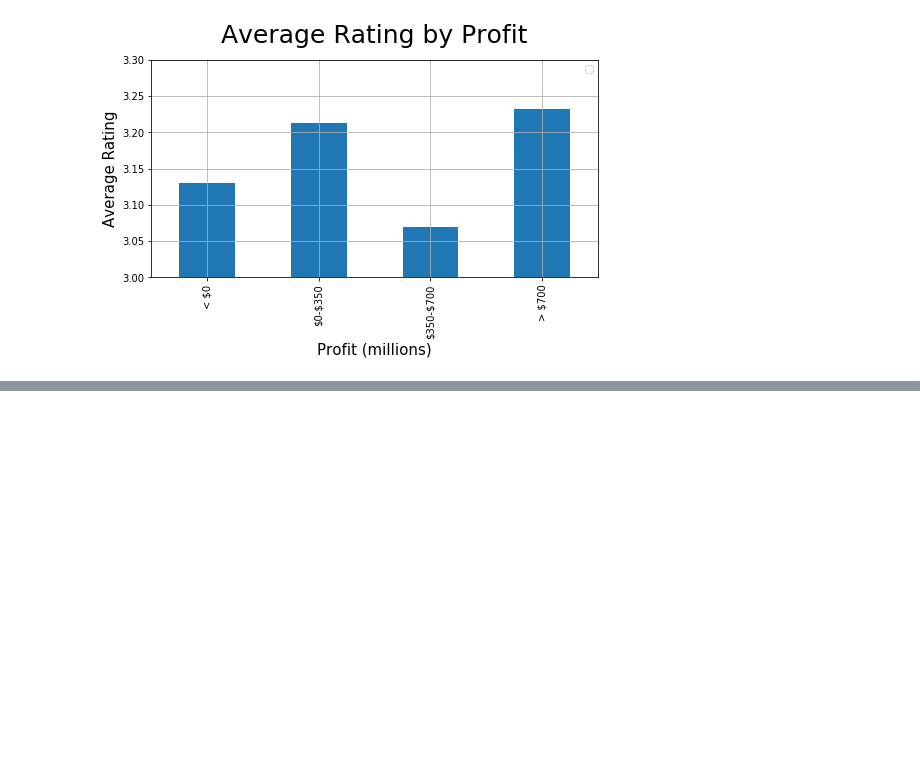
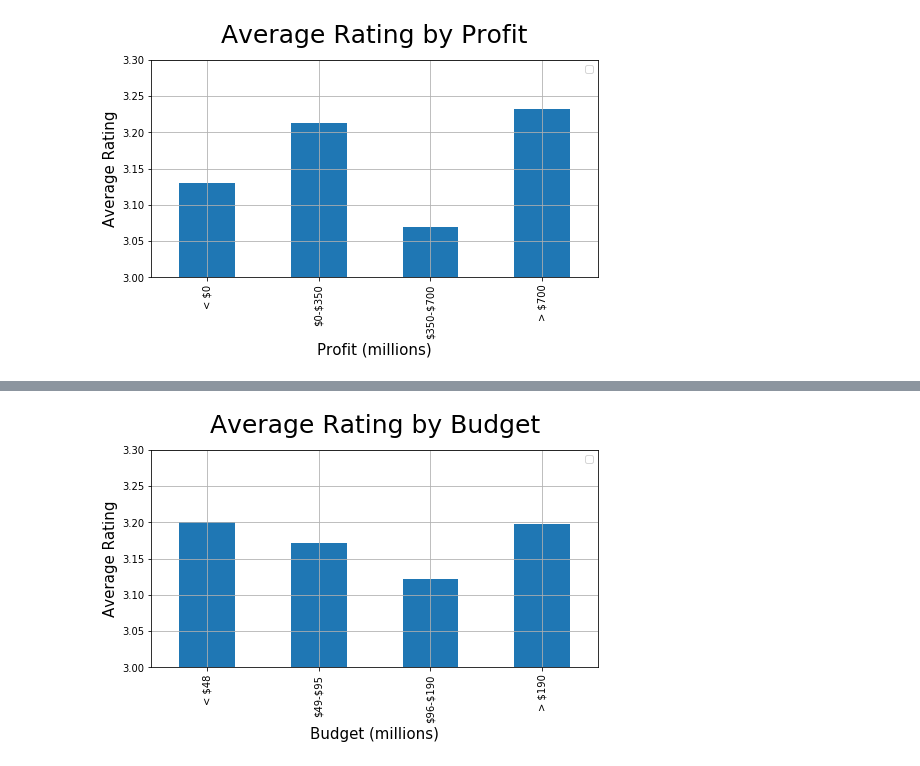
Before and after one commit to Rod-Skoglund/Data-Analytics-Project1, a Jupyter notebook: MovieAnalysis.ipynb, the cells around one changed output, grey strips where cells are left out. Drawn from its saved outputs; the diff is of its cells as text; code cells hidden in the pictures; blank space fills up the shorter version.

```diff
--- a/MovieAnalysis.ipynb
+++ b/MovieAnalysis.ipynb
@@ -418,0 +501,40 @@ plt.show()
+# %%
+# #*******************************************************************************
+# Create a new dataframe to hold the 3 columns needed for this graph, group
+# the data by the Profit range (Profit Range (millions)) and get the average
+# for each set of hours.
+#*******************************************************************************
+financial_ave_df = financial_df[["rating", "budget", "Budget Range (millions)"]]
+financial_ave_df = financial_ave_df.groupby("Budget Range (millions)").mean()
+# %%
+#*******************************************************************************
+# Filter the DataFrame down only to the columns needed for the chart (index is
+# the Profit Range (millions))
+#*******************************************************************************
+financial_ave_df = financial_ave_df[["rating"]]
+# %%
+#*******************************************************************************
+# Create a bar chart of the data
+#*******************************************************************************
+financial_ave_df.plot(kind="bar", figsize=(8,4))
+
+#*******************************************************************************
+# Set a title, axis labels and clear the legend
+#*******************************************************************************
+plt.title("Average Rating by Budget", y=1.05, fontsize=25)
+plt.xlabel("Budget (millions)", y=1.05, fontsize=15)
+plt.ylabel("Average Rating", fontsize=15)
+plt.legend("")
+
+#*******************************************************************************
+# Set the upper and lower y values to make it easier to see the difference.
+#*******************************************************************************
+plt.ylim([3,3.3])
+
+#*******************************************************************************
+# Add the grid to the chart and display the chart
+#*******************************************************************************
+plt.grid()
+plt.show()
+# %% [output]
+[figure, added]
```
Also changed, not shown: parts of 7 cells of this notebook.
